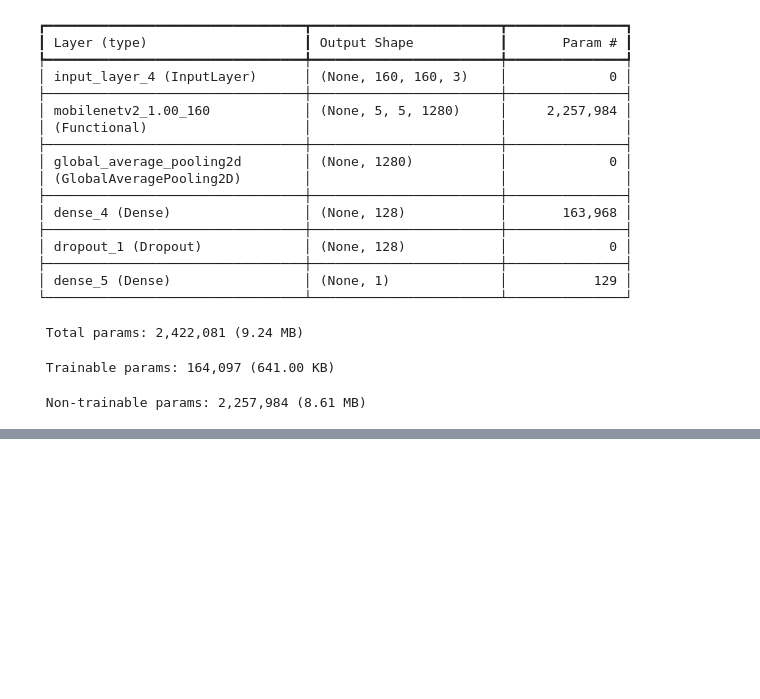
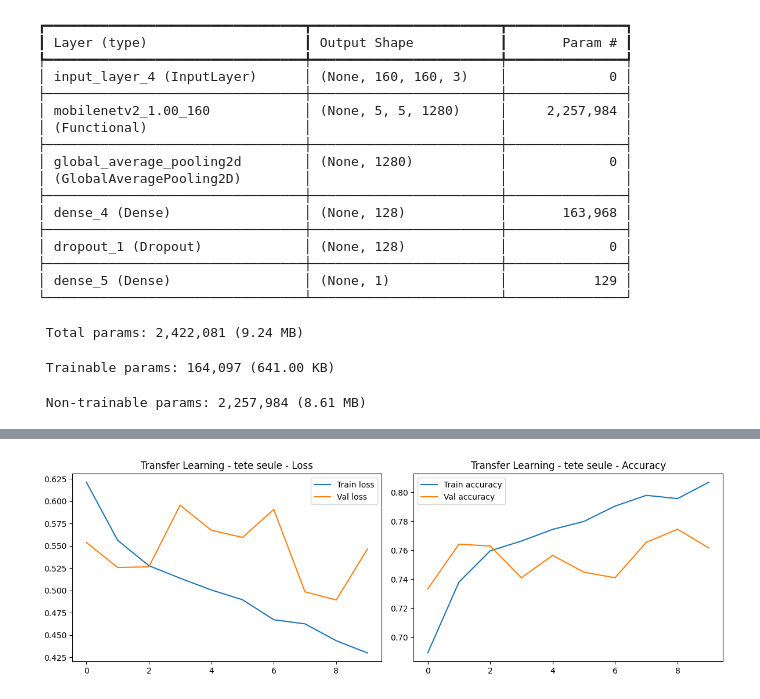
Before and after one commit to TheoKraichette/deeplearning-j3-cnn-classification-images-KRAICHETTE-Theo, a Jupyter notebook: cnn_pneumonie.ipynb, the cells around one changed output, grey strips where cells are left out. Cells and saved outputs as stored; diff of their text form; code cells hidden in the pictures; blank space fills up the shorter version.

Commit message:
phase 3.2 head training

```diff
--- a/cnn_pneumonie.ipynb
+++ b/cnn_pneumonie.ipynb
@@ -630,0 +635,22 @@ Model: "functional_3"
+# %%
+model_tl.compile(
+    optimizer=tf.keras.optimizers.Adam(learning_rate=1e-3),
+    loss='binary_crossentropy',
+    metrics=['accuracy'],
+)
+
+log_dir_tl = 'logs/transfer/' + datetime.datetime.now().strftime('%Y%m%d-%H%M%S')
+tensorboard_callback_tl = tf.keras.callbacks.TensorBoard(log_dir=log_dir_tl, histogram_freq=1)
+
+start = time.time()
+history_tl_head = model_tl.fit(
+    train_ds_tl,
+    epochs=10,
+    validation_data=val_ds_tl,
+    callbacks=[tensorboard_callback_tl],
+    class_weight=class_weight,
+    verbose=2,
+)
+training_time_head = time.time() - start
+print(f"Temps d'entrainement (tete seule) : {training_time_head:.0f}s")
+print(f"val_accuracy finale (tete seule) : {max(history_tl_head.history['val_accuracy']):.3f}")
@@ -630,0 +675,4 @@ Model: "functional_3"
+# %%
+plot_history(history_tl_head, "Transfer Learning - tete seule")
+# %% [output]
+[figure, added]
```
Also changed, not shown: parts of 3 cells of this notebook, 1 other file.
